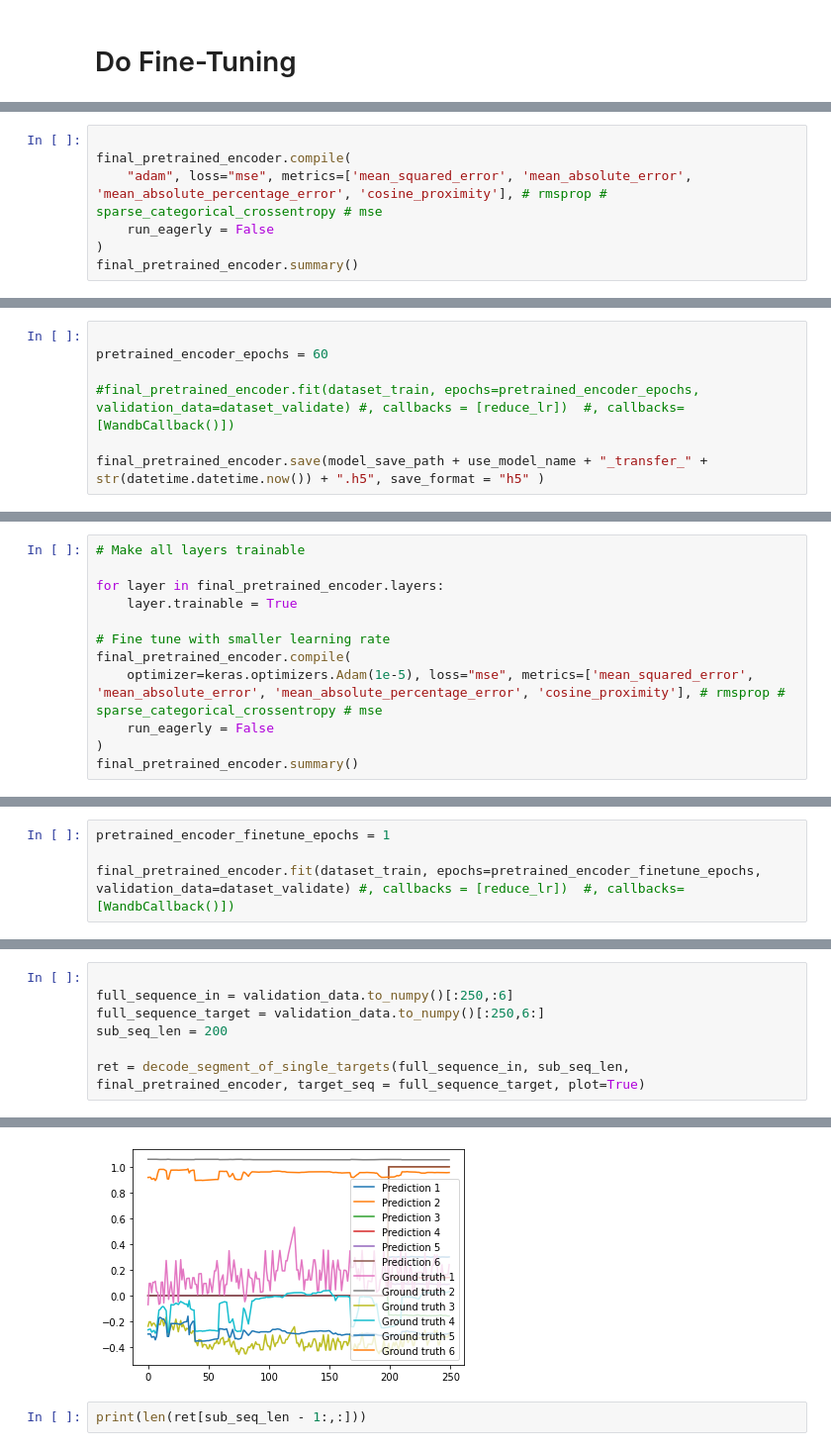
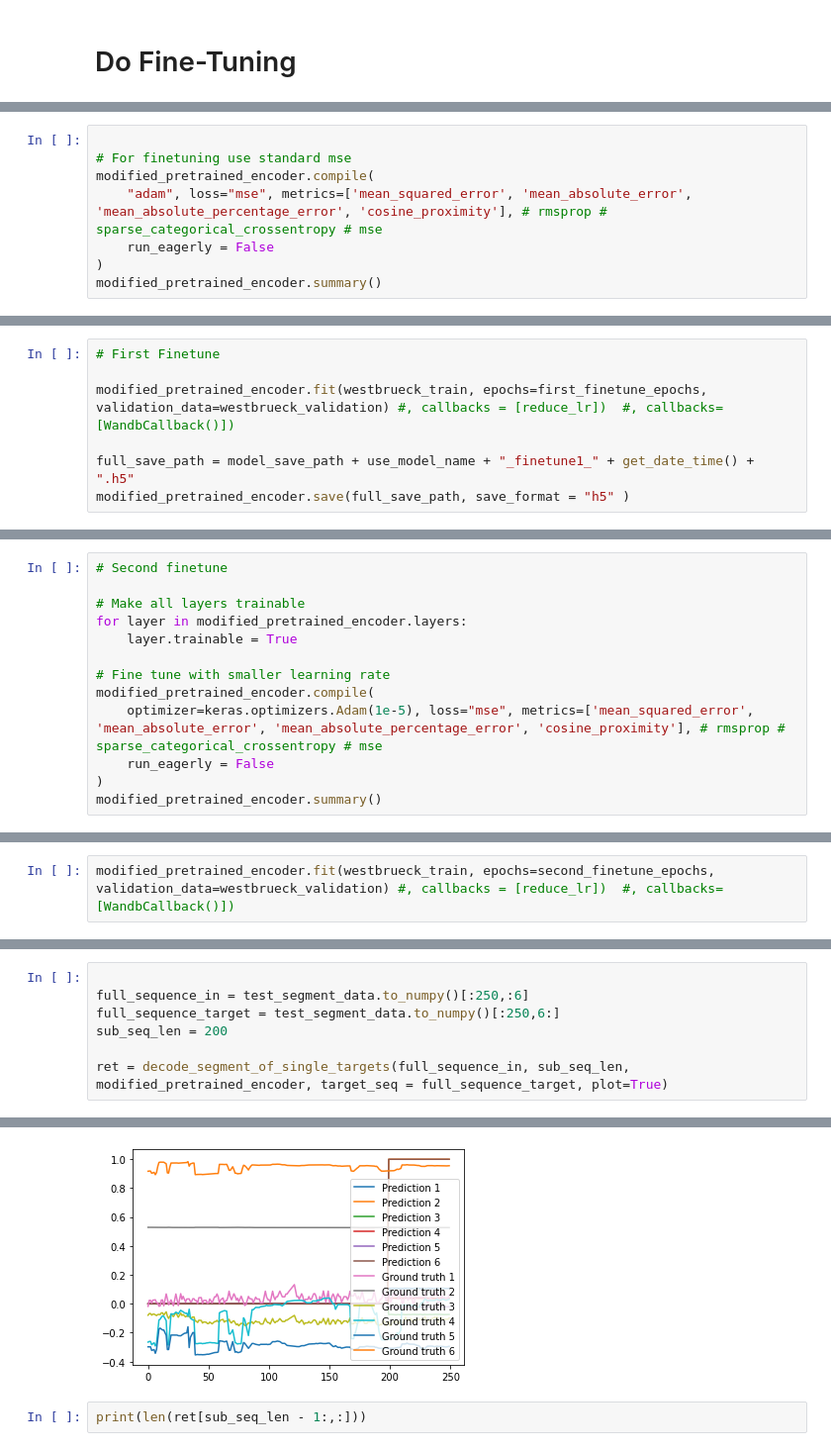
Before and after one commit to StefB4/Head2Eye, a Jupyter notebook: Prediction.ipynb, the cells around one changed output, grey strips where cells are left out. Shown at 99% size. Saved outputs shown, nothing was run; the diff lists cells and outputs as text.

Commit message:
update training script

```diff
--- a/Prediction.ipynb
+++ b/Prediction.ipynb
@@ -934,8 +803,9 @@ ValueError: Graph disconnected: cannot obtain value for tensor KerasTensor(type_
 # %%
 
-final_pretrained_encoder.compile(
+# For finetuning use standard mse
+modified_pretrained_encoder.compile(
     "adam", loss="mse", metrics=['mean_squared_error', 'mean_absolute_error', 'mean_absolute_percentage_error', 'cosine_proximity'], # rmsprop # sparse_categorical_crossentropy # mse
     run_eagerly = False
 )
-final_pretrained_encoder.summary()
+modified_pretrained_encoder.summary()
 # %% [output]
@@ -959,7 +829,7 @@ _________________________________________________________________
 # %%
+# First Finetune
 
-pretrained_encoder_epochs = 60
+modified_pretrained_encoder.fit(westbrueck_train, epochs=first_finetune_epochs, validation_data=westbrueck_validation) #, callbacks = [reduce_lr])  #, callbacks=[WandbCallback()])
 
-#final_pretrained_encoder.fit(dataset_train, epochs=pretrained_encoder_epochs, validation_data=dataset_validate) #, callbacks = [reduce_lr])  #, callbacks=[WandbCallback()])
-
-final_pretrained_encoder.save(model_save_path + use_model_name + "_transfer_" + str(datetime.datetime.now()) + ".h5", save_format = "h5" )
+full_save_path = model_save_path + use_model_name + "_finetune1_" + get_date_time() + ".h5"
+modified_pretrained_encoder.save(full_save_path, save_format = "h5" )
@@ -966,13 +838,14 @@ final_pretrained_encoder.save(model_save_path + use_model_name + "_transfer_" +
 # %%
+# Second finetune
+
 # Make all layers trainable
-
-for layer in final_pretrained_encoder.layers:
+for layer in modified_pretrained_encoder.layers:
     layer.trainable = True
 
 # Fine tune with smaller learning rate
-final_pretrained_encoder.compile(
+modified_pretrained_encoder.compile(
     optimizer=keras.optimizers.Adam(1e-5), loss="mse", metrics=['mean_squared_error', 'mean_absolute_error', 'mean_absolute_percentage_error', 'cosine_proximity'], # rmsprop # sparse_categorical_crossentropy # mse
     run_eagerly = False
 )
-final_pretrained_encoder.summary()
+modified_pretrained_encoder.summary()
 # %% [output]
@@ -996,5 +869,3 @@ _________________________________________________________________
 # %%
-pretrained_encoder_finetune_epochs = 1
-
-final_pretrained_encoder.fit(dataset_train, epochs=pretrained_encoder_finetune_epochs, validation_data=dataset_validate) #, callbacks = [reduce_lr])  #, callbacks=[WandbCallback()])
+modified_pretrained_encoder.fit(westbrueck_train, epochs=second_finetune_epochs, validation_data=westbrueck_validation) #, callbacks = [reduce_lr])  #, callbacks=[WandbCallback()])
 # %% [output]
@@ -1194,14 +1075,14 @@ validation_data
 1767 rows × 12 columns
 # %%
 
-full_sequence_in = validation_data.to_numpy()[:250,:6]
-full_sequence_target = validation_data.to_numpy()[:250,6:]
+full_sequence_in = test_segment_data.to_numpy()[:250,:6]
+full_sequence_target = test_segment_data.to_numpy()[:250,6:]
 sub_seq_len = 200
 
-ret = decode_segment_of_single_targets(full_sequence_in, sub_seq_len, final_pretrained_encoder, target_seq = full_sequence_target, plot=True)
+ret = decode_segment_of_single_targets(full_sequence_in, sub_seq_len, modified_pretrained_encoder, target_seq = full_sequence_target, plot=True)
 # %% [output]
 0 10 20 30 40 50
-[figure, old version]
+[figure, new version]
 # %%
 print(len(ret[sub_seq_len - 1:,:]))
 # %% [output]
```
Also changed, not shown: parts of 28 cells of this notebook, 3 other files.
